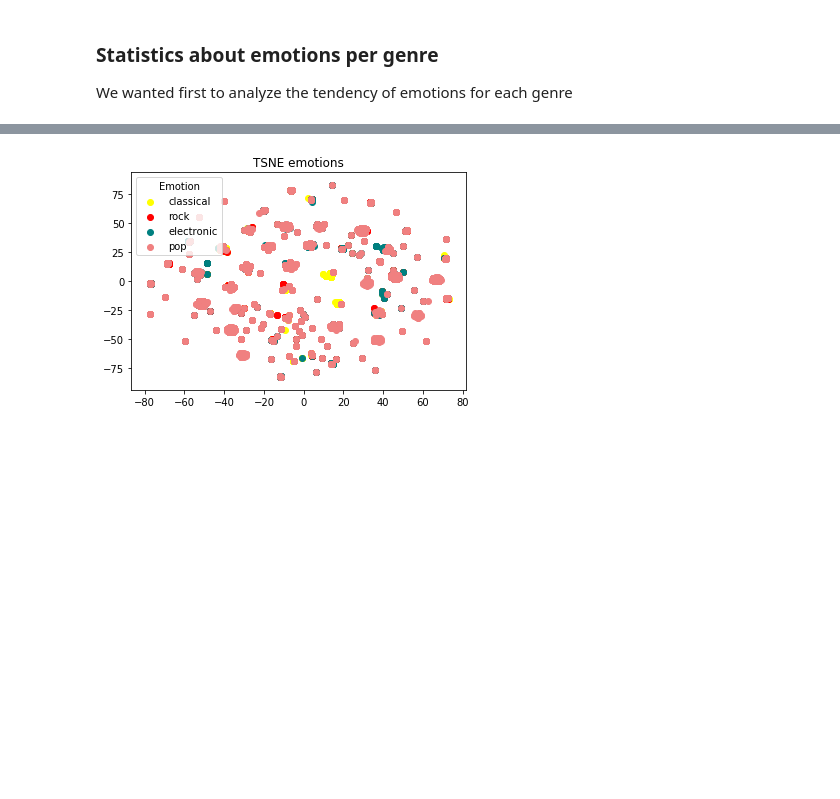
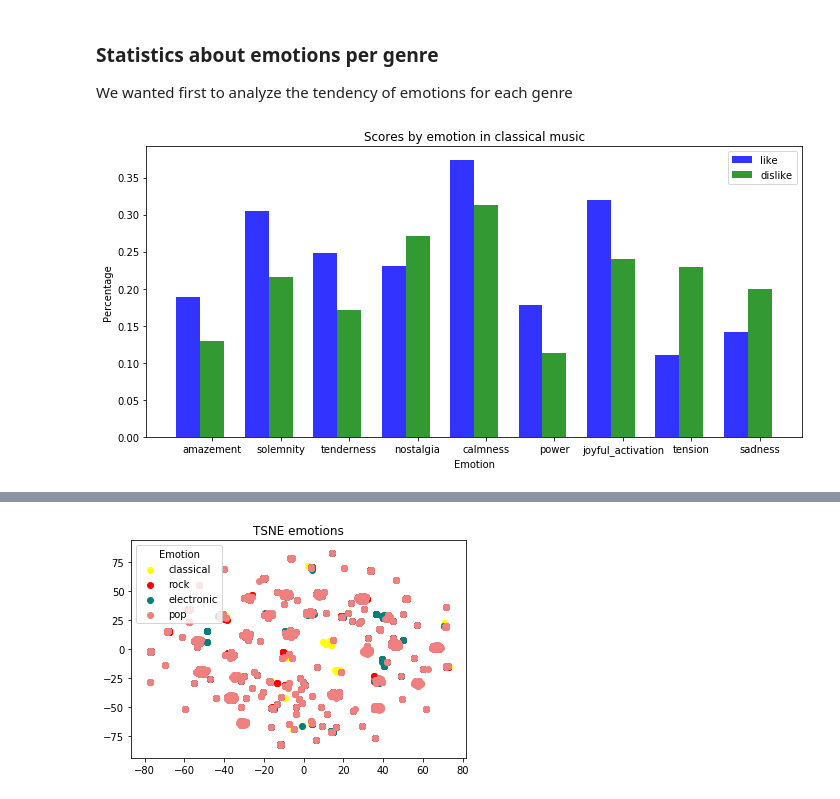
Before and after one commit to iurregog/MusicExploration, a Jupyter notebook: Emotify_exploration.ipynb, the cells around one changed output, grey strips where cells are left out. Saved outputs shown, nothing was run; the diff lists cells and outputs as text; code cells hidden in the pictures; blank space fills up the shorter version.

```diff
--- a/Emotify_exploration.ipynb
+++ b/Emotify_exploration.ipynb
@@ -84,0 +148,42 @@ for emotion in range(X_emotions.shape[1]):
+# %%
+def plot_bar_emotions_compare(genre,data1,data2,tag1,tag2,title):
+    ''' This function receives an int that represents the genre
+        0 for classical
+        1 for rock
+        2 for electronic
+        3 for pop
+        and plots the bar diagram comparing information in data1 and data2
+        tag1 and tag2 correspond to the names of the groups we are comparing
+        title is the title of the plot
+       '''
+    n_groups = 9
+    emotions_1 = data1[genre,:-1]/data1[genre,-1]
+    emotions_2 = data2[genre,:-1]/data2[genre,-1]
+    fig, ax = plt.subplots()
+    fig.set_size_inches(10, 5, forward=True)
+    index = np.arange(n_groups)
+    bar_width = 0.35
+    opacity = 0.8
+
+    rects1 = plt.bar(index, emotions_2, bar_width,
+    alpha=opacity,
+    color='b',
+    label=tag1)
+
+    rects2 = plt.bar(index + bar_width, emotions_1, bar_width,
+    alpha=opacity,
+    color='g',
+    label=tag2)
+
+    plt.xlabel('Emotion')
+    plt.ylabel('Percentage')
+    plt.title(title)
+    plt.xticks(index + bar_width, ["amazement", "solemnity", "tenderness", "nostalgia", "calmness", "power", "joyful_activation", "tension", "sadness"])
+    plt.legend()
+
+    plt.tight_layout()
+    plt.show()
+# %%
+plot_bar_emotions_compare(0,summarize_emotions_dislike,summarize_emotions_like,"like","dislike","Scores by emotion in classical music")
+# %% [output]
+[figure, added]
```
Also changed, not shown: parts of 10 cells of this notebook.
